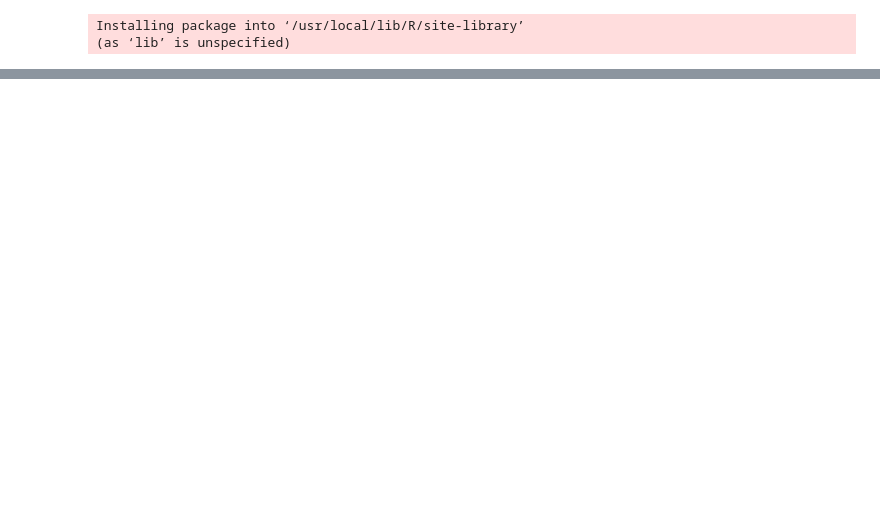
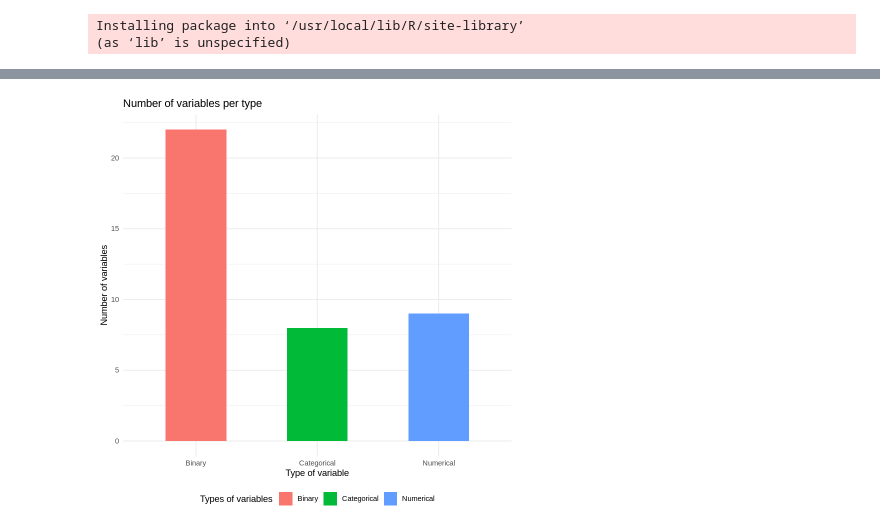
Before and after one commit to cedric-bit/MLP, a Jupyter notebook: LEDKDC.ipynb, the cells around one changed output, grey strips where cells are left out. Saved outputs shown, nothing was run; the diff lists cells and outputs as text; code cells hidden in the pictures; blank space fills up the shorter version.

```diff
--- a/LEDKDC.ipynb
+++ b/LEDKDC.ipynb
@@ -243,0 +192,14 @@ summary(test.features)
+# %%
+var_types_df <- data.frame(
+  Type = c("Binary", "Categorical", "Numerical"),
+  Count = c(22, 8, 9)
+)
+
+ggplot(var_types_df, aes(x = Type, y = Count, fill = Type)) +
+  geom_bar(stat = "identity", width = 0.5) +
+  theme_minimal() +
+  labs(title = "Number of variables per type", x = "Type of variable", y = "Number of variables") +
+  scale_fill_discrete(name = "Types of variables") +
+  theme(legend.position = "bottom")
+# %% [output]
+[figure, added]
```
Also changed, not shown: parts of 49 cells of this notebook.
